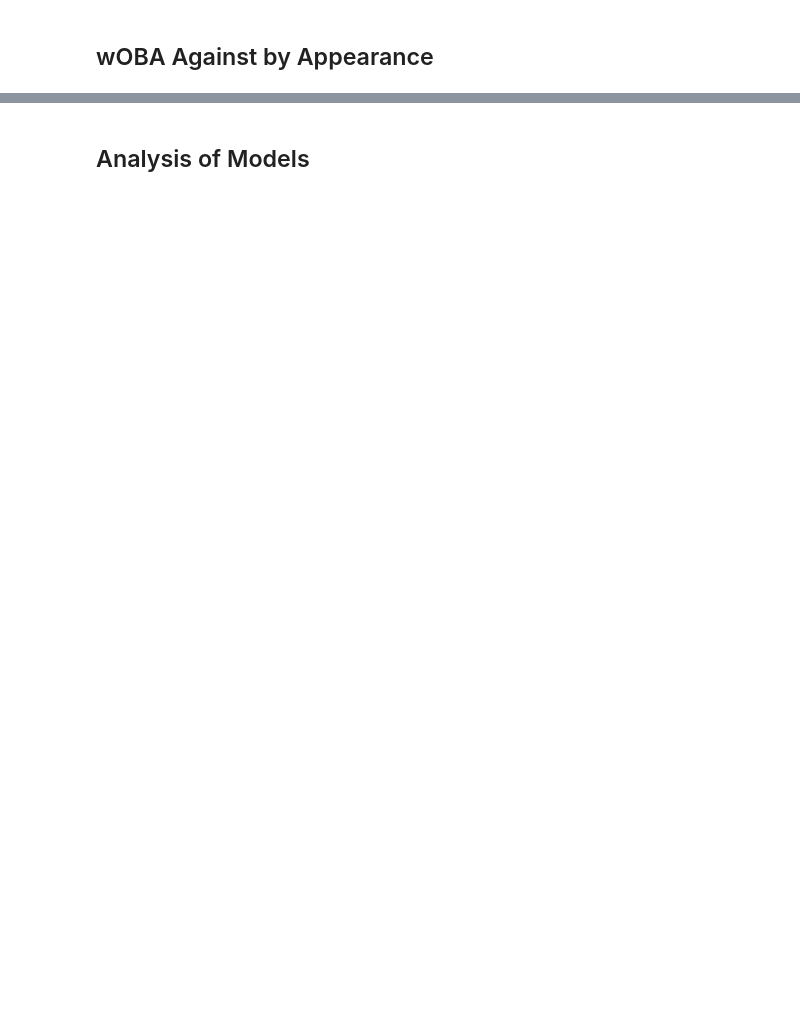
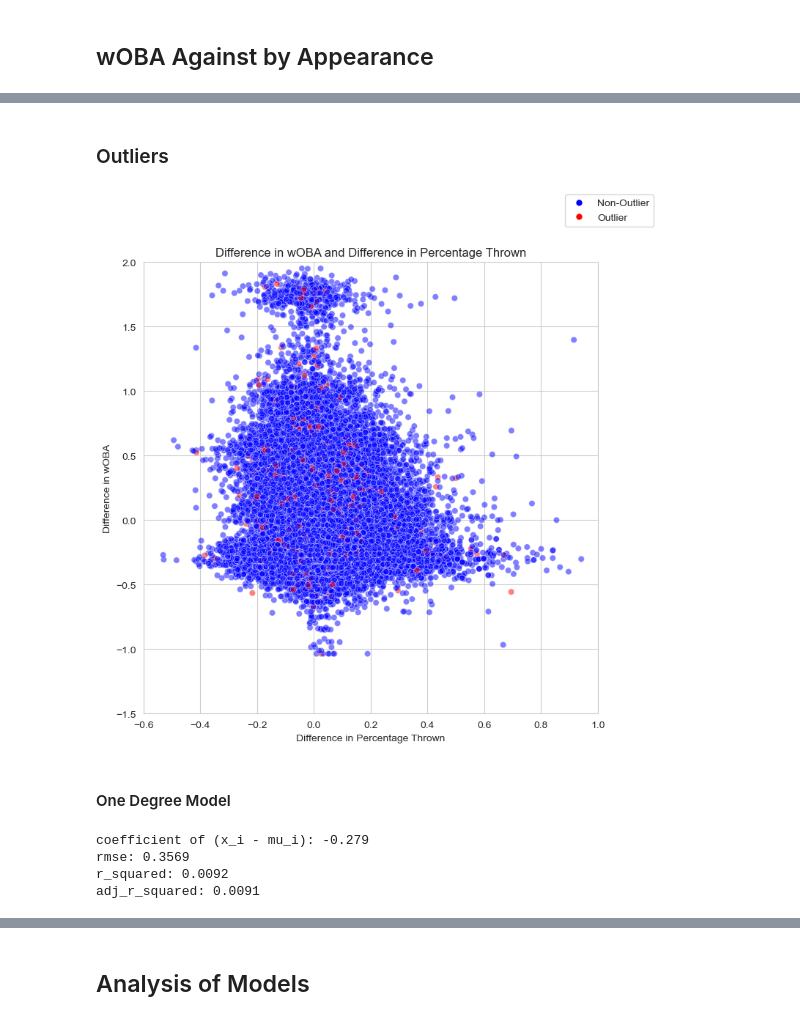
Before and after one commit to jackhinde/OptimizingPitchMix, a Jupyter notebook: PitchUseAndPerformance.ipynb, the cells around one changed output, grey strips where cells are left out. Drawn from its saved outputs; the diff is of its cells as text; code cells hidden in the pictures; blank space fills up the shorter version.

```diff
--- a/PitchUseAndPerformance.ipynb
+++ b/PitchUseAndPerformance.ipynb
@@ -816,0 +1462,34 @@ sns.lineplot(x=x_values, y=y_values, color='red');
+# %% [markdown]
+### Outliers
+# %%
+colors = {0: 'blue', 1: 'red'}
+
+sns.set_style("whitegrid");
+
+f, ax = plt.subplots(figsize=(8, 8))
+sns.scatterplot(x='pct_diff', y='woba_diff', hue='outlier', alpha=0.5, palette=colors, legend=False, data=appearances, ax=ax);
+
+ax.set_xlim(left=-0.6, right=1);
+ax.set_ylim(bottom=-1.5, top=2);
+
+# set title
+plt.title("Difference in wOBA and Difference in Percentage Thrown");
+# set x-axis label
+ax.set_xlabel("Difference in Percentage Thrown");
+# set first (left) y-axis label
+ax.set_ylabel("Difference in wOBA");
+
+f.legend(handles=[Line2D([], [], marker="o", color='white', label="Non-Outlier", markerfacecolor='blue', markersize=7),
+         Line2D([], [], marker="o", color='white', label="Outlier", markerfacecolor='red', markersize=7)], loc=1);
+# %% [output]
+[figure, added]
+# %% [markdown]
+#### One Degree Model
+# %%
+# outputs_nos1 = (nos1, coef_pct_diff_nos1, rmse_nos1, r_sq_nos1, adj_r_sq_nos1)
+outputs_nos1 = fit_regression_model_degree_one(appearances[appearances['outlier'] == 0], 'pct_diff', 'woba_diff')
+# %% [output]
+coefficient of (x_i - mu_i): -0.279
+rmse: 0.3569
+r_squared: 0.0092
+adj_r_squared: 0.0091
```
Also changed, not shown: parts of 390 cells of this notebook.
